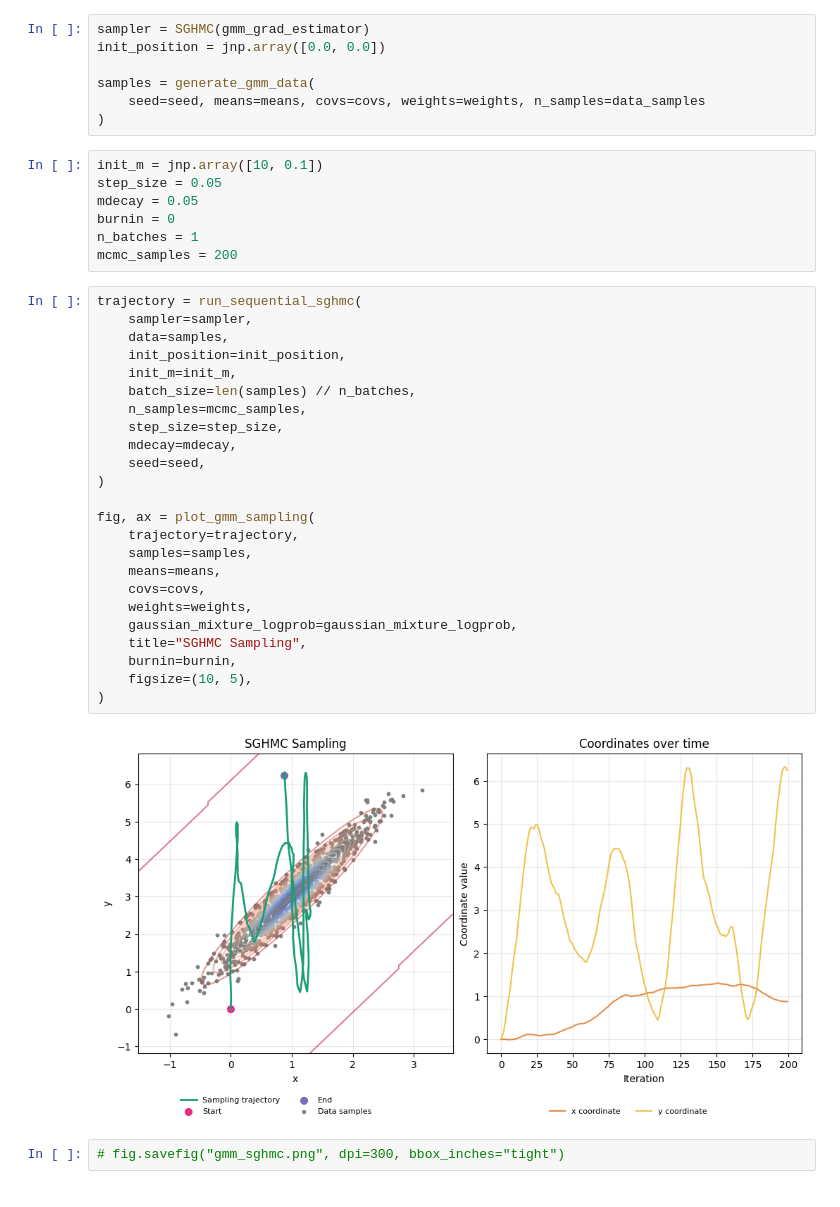
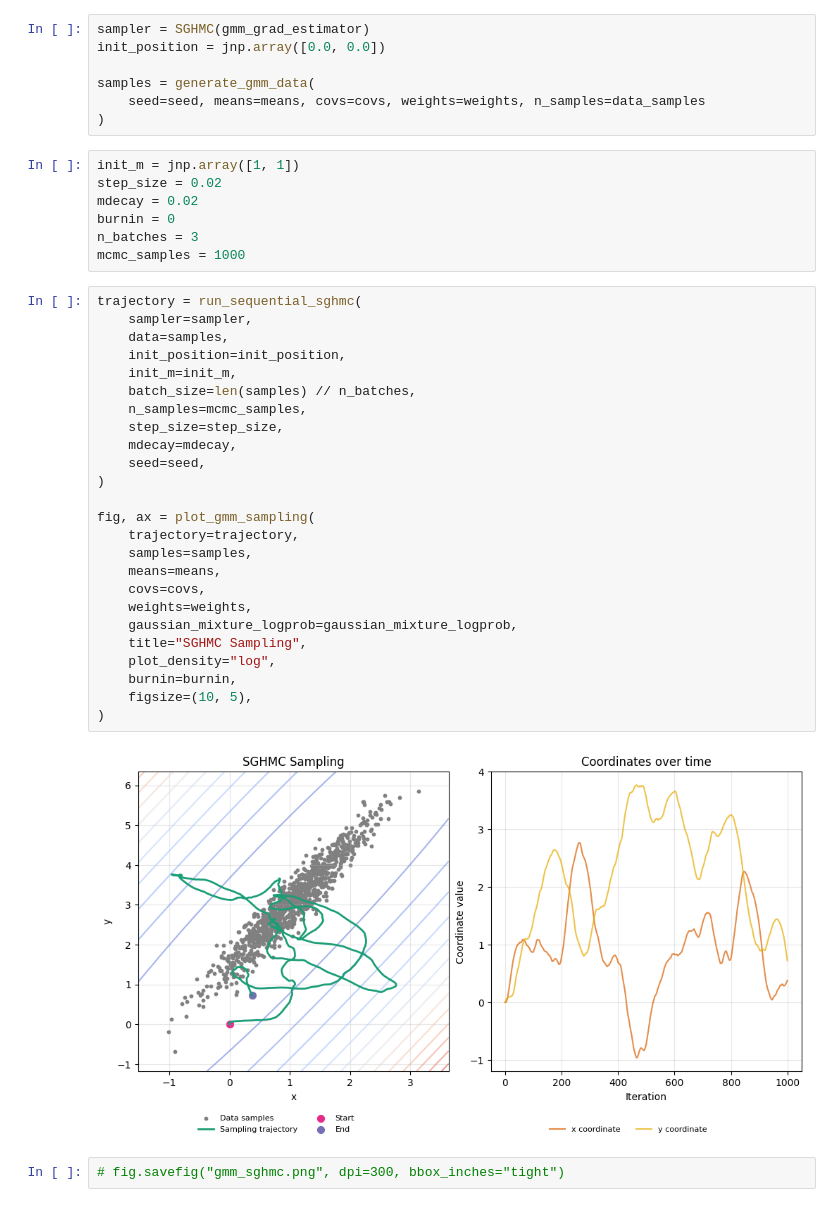
Before and after one commit to mo374z/enhancing-sgmcmc, a Jupyter notebook: notebooks/sgmcmc_test.ipynb, the cells around one changed output. Saved outputs shown, nothing was run; the diff lists cells and outputs as text.

```diff
--- a/notebooks/sgmcmc_test.ipynb
+++ b/notebooks/sgmcmc_test.ipynb
@@ -35,37 +35,38 @@ samples = generate_gmm_data(
     seed=seed, means=means, covs=covs, weights=weights, n_samples=data_samples
 )
 # %%
-init_m = jnp.array([10, 0.1])
-step_size = 0.05
-mdecay = 0.05
+init_m = jnp.array([1, 1])
+step_size = 0.02
+mdecay = 0.02
 burnin = 0
-n_batches = 1
-mcmc_samples = 200
+n_batches = 3
+mcmc_samples = 1000
 # %%
 trajectory = run_sequential_sghmc(
     sampler=sampler,
     data=samples,
     init_position=init_position,
     init_m=init_m,
     batch_size=len(samples) // n_batches,
     n_samples=mcmc_samples,
     step_size=step_size,
     mdecay=mdecay,
     seed=seed,
 )
 
 fig, ax = plot_gmm_sampling(
     trajectory=trajectory,
     samples=samples,
     means=means,
     covs=covs,
     weights=weights,
     gaussian_mixture_logprob=gaussian_mixture_logprob,
     title="SGHMC Sampling",
+    plot_density="log",
     burnin=burnin,
     figsize=(10, 5),
 )
 # %% [output]
-[figure, old version]
+[figure, new version]
 # %%
 # fig.savefig("gmm_sghmc.png", dpi=300, bbox_inches="tight")
```
Also changed, not shown: 11 other files.
